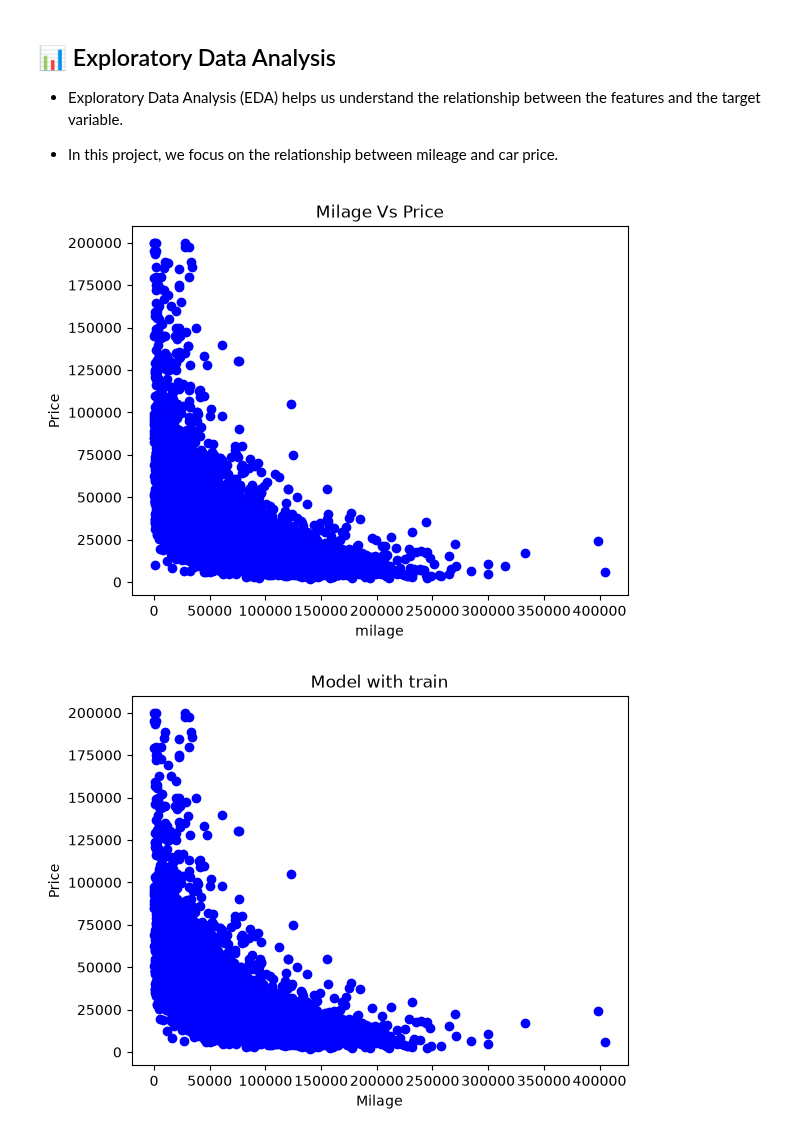
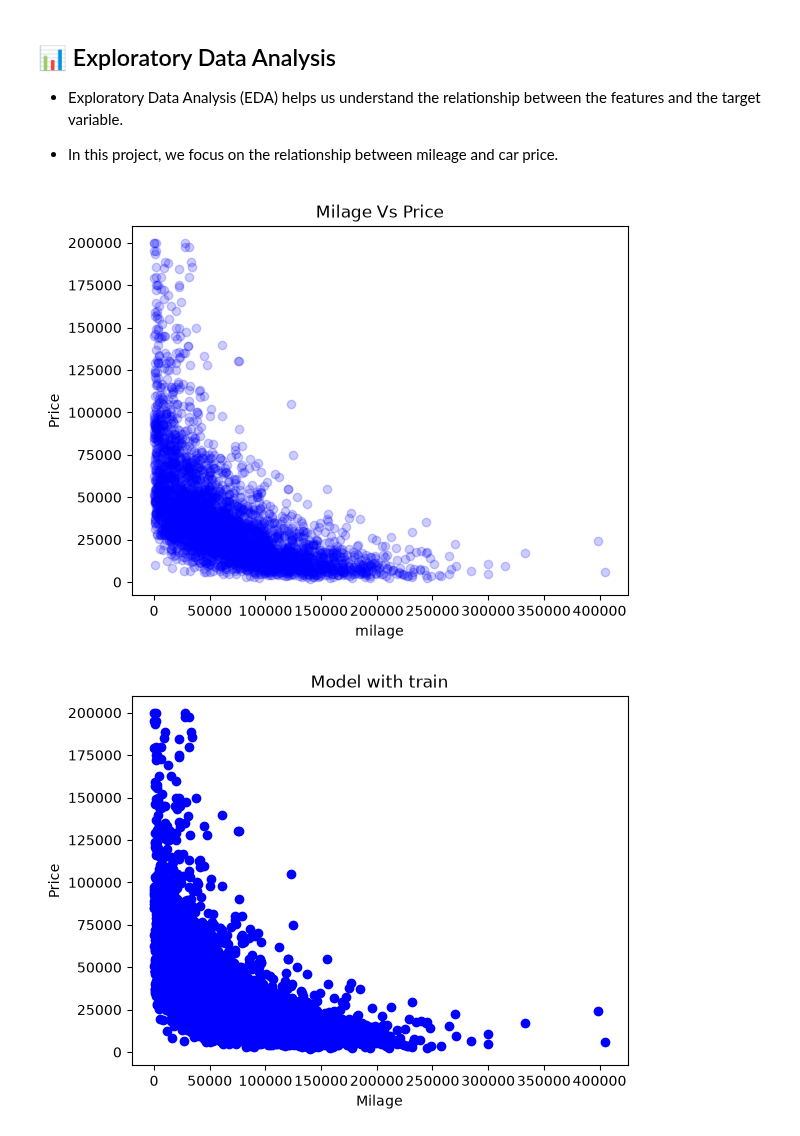
Before and after one commit to Mobin-Madadi/car-price-prediction-ml, a Jupyter notebook: notebooks/car_price_prediction.ipynb, the cells around one changed output. Saved outputs shown, nothing was run; the diff lists cells and outputs as text; code cells hidden in the pictures.

```diff
--- a/notebooks/car_price_prediction.ipynb
+++ b/notebooks/car_price_prediction.ipynb
@@ -268,13 +268,13 @@ pd.DataFrame(cdf)
 
 - In this project, we focus on the relationship between mileage and car price.
 # %%
-plt.scatter(cdf.milage , cdf.price , color = 'blue')
+plt.scatter(cdf.milage , cdf.price , color = 'blue' , alpha = 0.2)
 plt.title('Milage Vs Price')
 plt.ylabel('Price')
 plt.xlabel('milage')
 plt.show()
 # %% [output]
-[figure, old version]
+[figure, new version]
 # %%
 msk = np.random.rand(len(df)) < 0.8
 train = cdf[msk]
```
Also changed, not shown: parts of 1 cell of this notebook.
